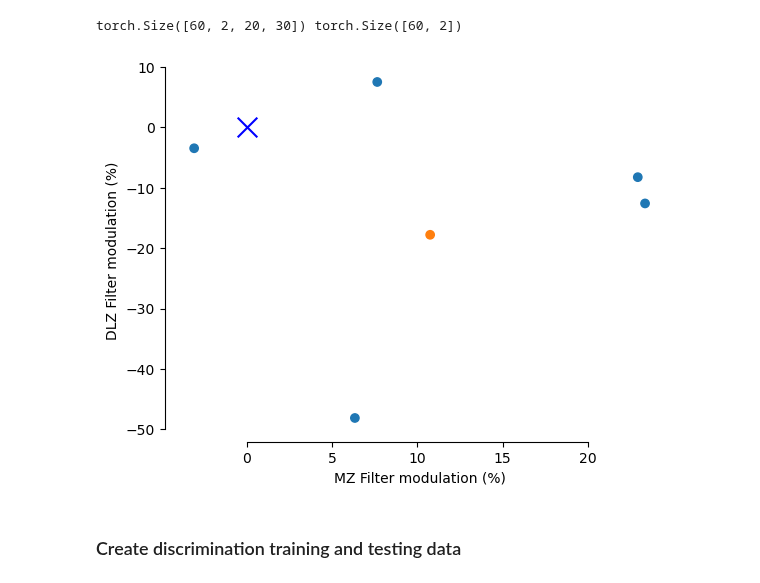
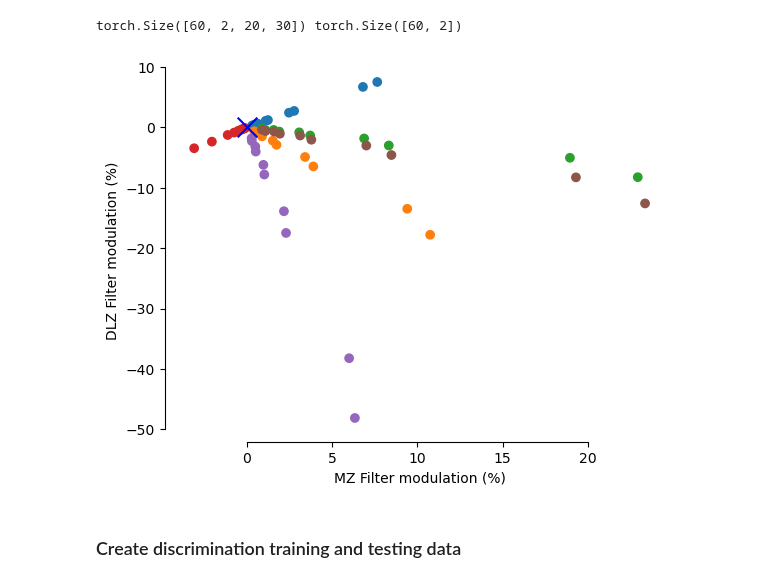
Before and after one commit to DenisTurcu/efish-characterization, a Jupyter notebook: paper-reviews-replies/discrimination-task-electric-color.ipynb, the cells around one changed output. Drawn from its saved outputs; the diff is of its cells as text; code cells hidden in the pictures.

Commit message:
first plot version of electric-color line behavior

```diff
--- a/paper-reviews-replies/discrimination-task-electric-color.ipynb
+++ b/paper-reviews-replies/discrimination-task-electric-color.ipynb
@@ -174,17 +174,18 @@ print(eis.shape, max_mod.shape)
 # %% [output]
 torch.Size([60, 2, 20, 30]) torch.Size([60, 2])
 # %%
-mask = raw_dataset["worms"]["dataframe"]["position_ys"] == 0
-mask &= raw_dataset["worms"]["dataframe"]["radii"] == 1
-plt.scatter(*eis[mask, :, 5, 6].T, c=[f"C{int(x)}" for x in discrimination_data[mask]["preferred"]])
+mask = raw_dataset["worms"]["dataframe"]["position_ys"] >= 0
+# mask &= raw_dataset["worms"]["dataframe"]["radii"] == 1
+# plt.scatter(*eis[mask, :, 5, 6].T, c=[f"C{int(x)}" for x in discrimination_data[mask]["preferred"]])
+plt.scatter(*eis[mask, :, 5, 6].T, c=[f"C{int(x)}" for x in np.arange(10*6)//10])
 plt.scatter([0], [0], c="b", marker="x", s=200)
 plt.xlabel("MZ Filter modulation (%)")
 plt.ylabel("DLZ Filter modulation (%)")
 sns.despine(offset=5, trim=True)
 plt.savefig("discrimination-feat-space.svg")
 plt.show()
 # %% [output]
-[figure, old version]
+[figure, new version]
 # %% [markdown]
 ### Create discrimination training and testing data
 # %%
```
Also changed, not shown: parts of 5 cells of this notebook.
